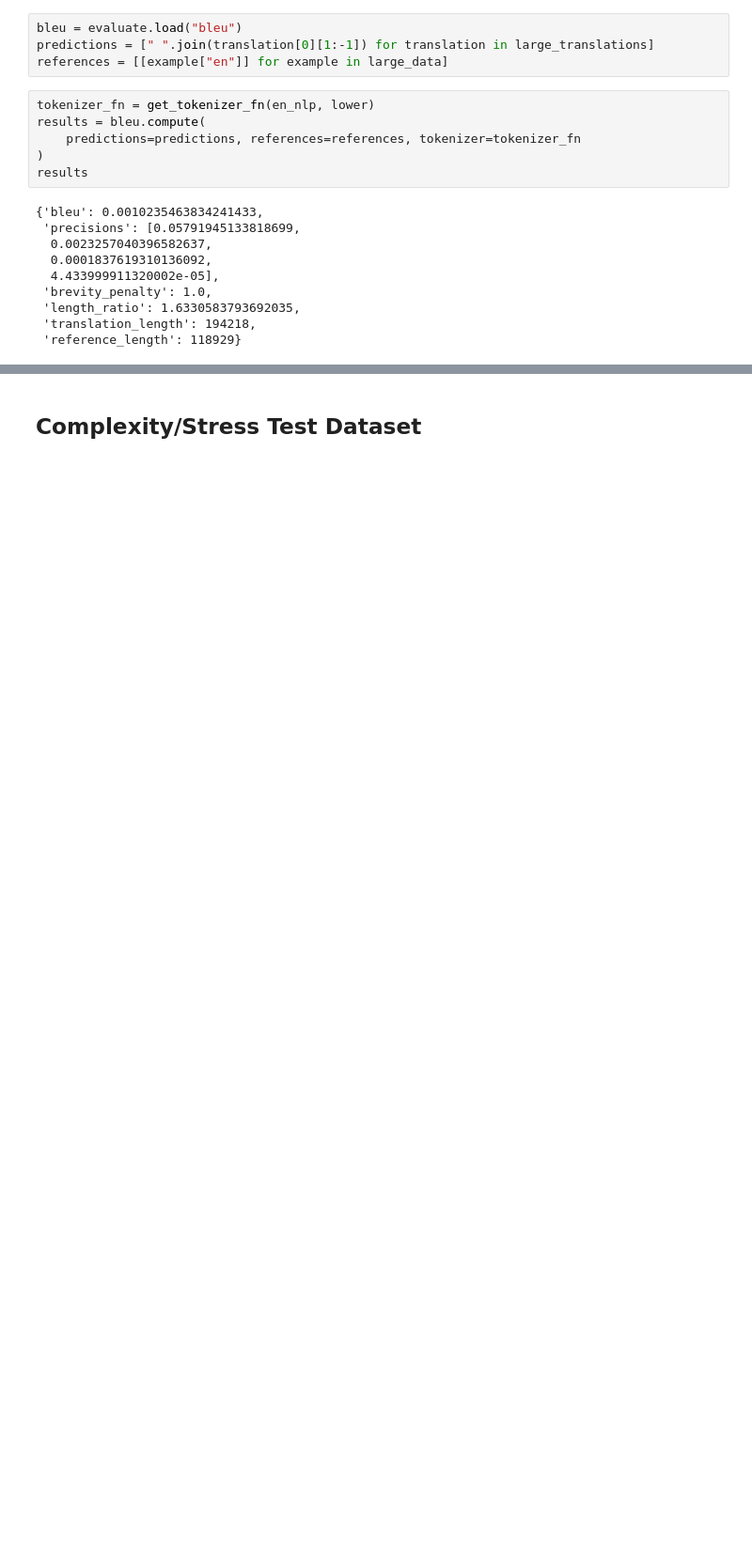
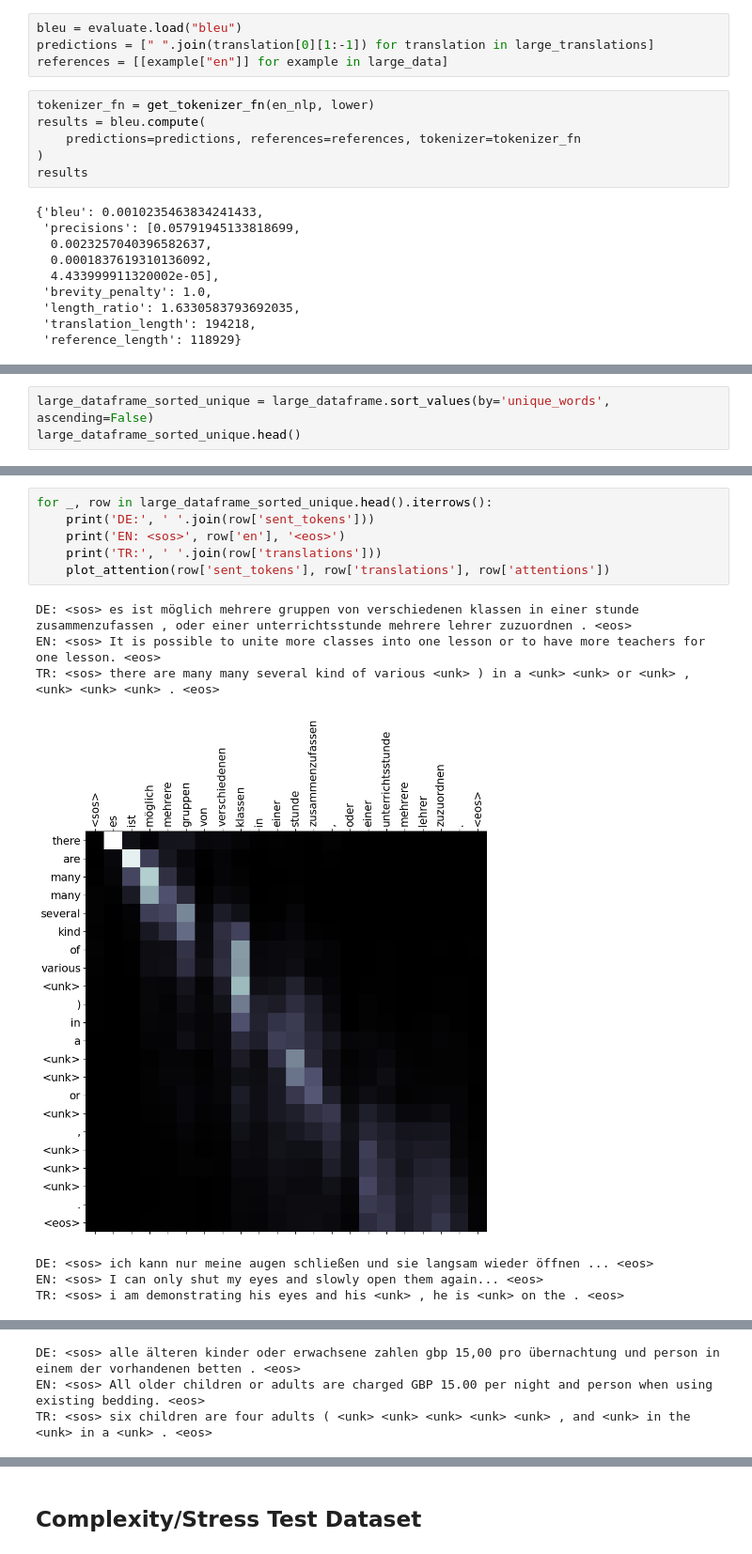
Before and after one commit to PikaSannnnn/TransformerTranslationsLitSurvey, a Jupyter notebook: pytorch-seq2seq/3 - Neural Machine Translation by Jointly Learning to Align and Translate.ipynb, the cells around one changed output, grey strips where cells are left out. Shown at 94% size. Cells and saved outputs as stored; diff of their text form; blank space fills up the shorter version.

```diff
--- a/pytorch-seq2seq/3 - Neural Machine Translation by Jointly Learning to Align and Translate.ipynb
+++ b/pytorch-seq2seq/3 - Neural Machine Translation by Jointly Learning to Align and Translate.ipynb
@@ -824,0 +876,3 @@ for result in large_translations[:10]:
+# %%
+large_dataframe_sorted_unique = large_dataframe.sort_values(by='unique_words', ascending=False)
+large_dataframe_sorted_unique.head()
@@ -824,0 +886,14 @@ for result in large_translations[:10]:
+# %%
+for _, row in large_dataframe_sorted_unique.head().iterrows():
+    print('DE:', ' '.join(row['sent_tokens']))
+    print('EN: <sos>', row['en'], '<eos>')
+    print('TR:', ' '.join(row['translations']))
+    plot_attention(row['sent_tokens'], row['translations'], row['attentions'])
+# %% [output]
+DE: <sos> es ist möglich mehrere gruppen von verschiedenen klassen in einer stunde zusammenzufassen , oder einer unterrichtsstunde mehrere lehrer zuzuordnen . <eos>
+EN: <sos> It is possible to unite more classes into one lesson or to have more teachers for one lesson. <eos>
+TR: <sos> there are many many several kind of various <unk> ) in a <unk> <unk> or <unk> , <unk> <unk> <unk> . <eos>
+[figure, added]
+DE: <sos> ich kann nur meine augen schließen und sie langsam wieder öffnen ... <eos>
+EN: <sos> I can only shut my eyes and slowly open them again... <eos>
+TR: <sos> i am demonstrating his eyes and his <unk> , he is <unk> on the . <eos>
@@ -824,0 +901,3 @@ for result in large_translations[:10]:
+DE: <sos> alle älteren kinder oder erwachsene zahlen gbp 15,00 pro übernachtung und person in einem der vorhandenen betten . <eos>
+EN: <sos> All older children or adults are charged GBP 15.00 per night and person when using existing bedding. <eos>
+TR: <sos> six children are four adults ( <unk> <unk> <unk> <unk> <unk> , and <unk> in the <unk> in a <unk> . <eos>
```
Also changed, not shown: parts of 24 cells of this notebook.
